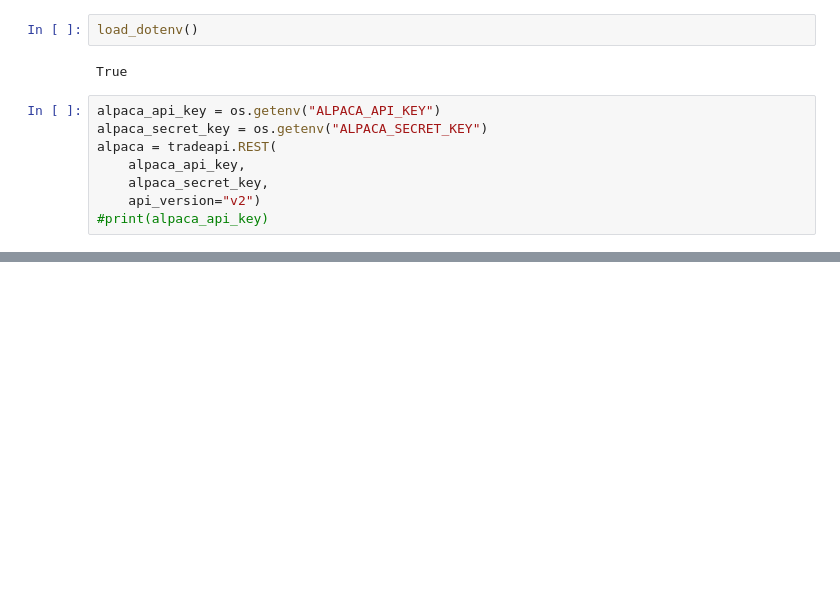
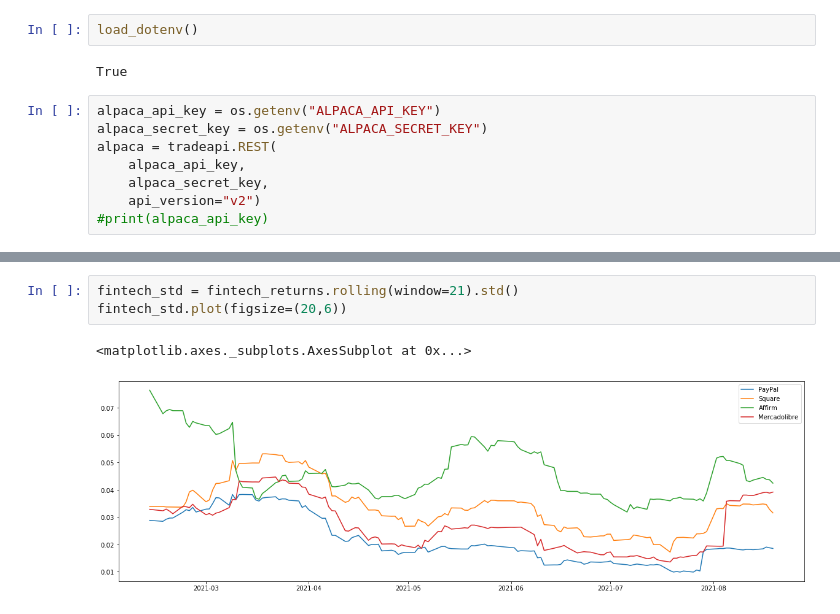
Before and after one commit to dmwalls24/FinTech_Portfolio_Dash, a Jupyter notebook: notebooks/samuel's_notebooks/Notebook(std).ipynb, the cells around one changed output, grey strips where cells are left out. Saved outputs shown, nothing was run; the diff lists cells and outputs as text; blank space fills up the shorter version.

```diff
--- a/notebooks/samuel's_notebooks/Notebook(std).ipynb
+++ b/notebooks/samuel's_notebooks/Notebook(std).ipynb
@@ -74,3 +72,9 @@ fintech_returns.head()
 | 2021-01-19 | 0.031069 | -0.001757 | -0.049914 | 0.031977 |
 | 2021-01-20 | -0.012336 | -0.002640 | -0.033596 | 0.036697 |
 | 2021-01-21 | 0.018224 | -0.031017 | 0.017172 | -0.021203 |
+# %%
+fintech_std = fintech_returns.rolling(window=21).std()
+fintech_std.plot(figsize=(20,6))
+# %% [output]
+<matplotlib.axes._subplots.AxesSubplot at 0x...>
+[figure, added]
```
Also changed, not shown: parts of 2 cells of this notebook.
